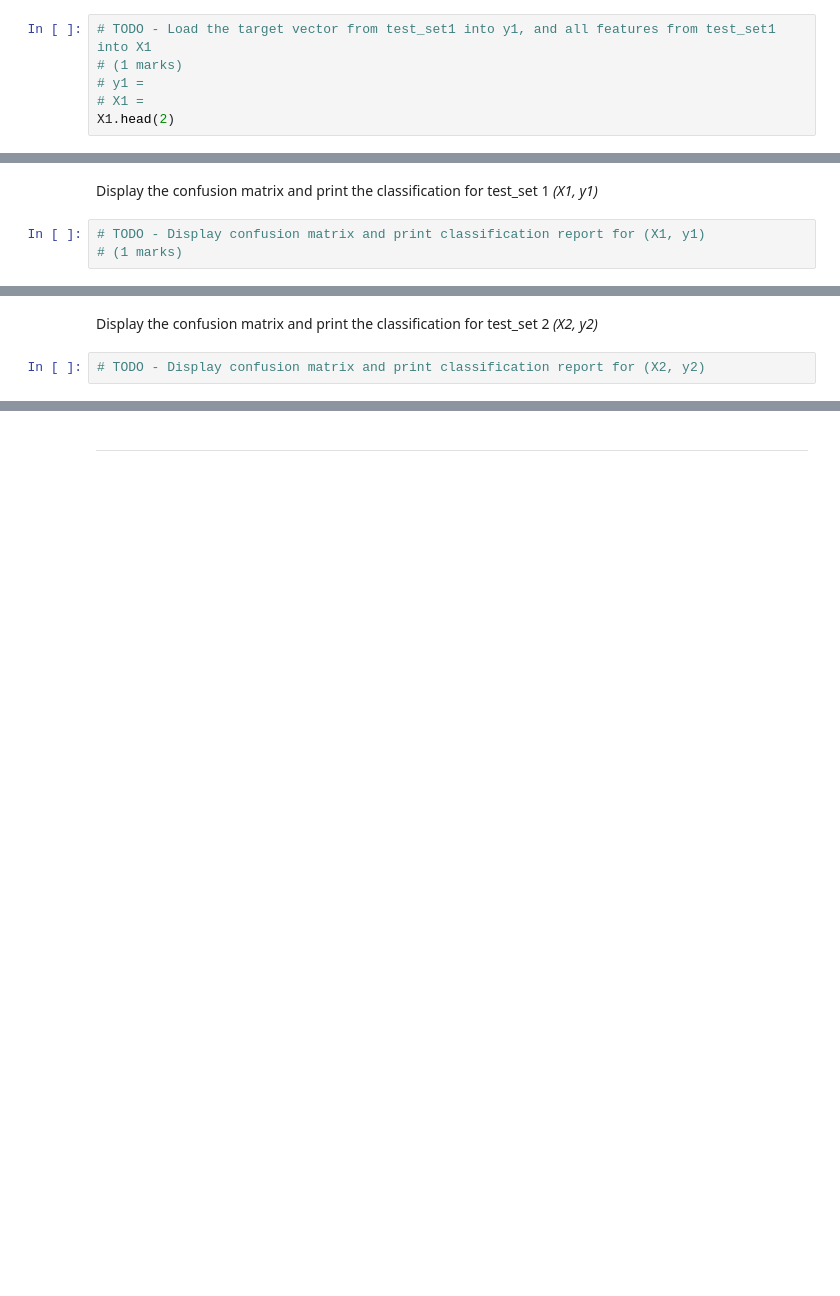
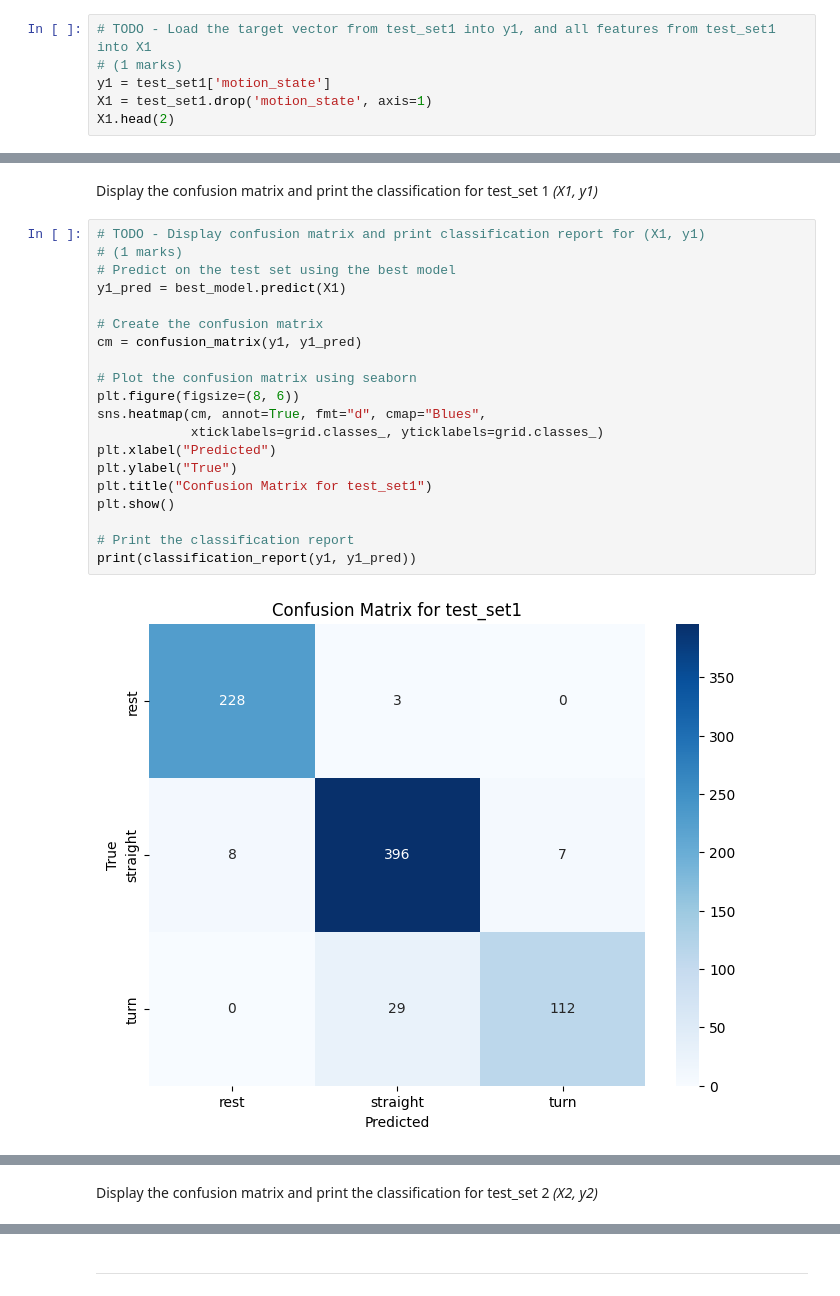
Before and after one commit to AkolawoleBodefakunle/engg680_2024_fall, a Jupyter notebook: Lab_Assignment4/Assignment 4.ipynb, the cells around one changed output, grey strips where cells are left out. Saved outputs shown, nothing was run; the diff lists cells and outputs as text; blank space fills up the shorter version.

```diff
--- a/Lab_Assignment4/Assignment 4.ipynb
+++ b/Lab_Assignment4/Assignment 4.ipynb
@@ -191,6 +348,6 @@ The test_sets must be seperated into features (Xs) and targets (ys).
 # %%
 # TODO - Load the target vector from test_set1 into y1, and all features from test_set1 into X1
 # (1 marks)
-# y1 =
-# X1 =
+y1 = test_set1['motion_state']
+X1 = test_set1.drop('motion_state', axis=1)
 X1.head(2)
@@ -214,5 +401,24 @@ For each test dataset, print the test set accuracy score.
 # %% [markdown]
 Display the confusion matrix and print the classification for test_set 1 *(X1, y1)*
-# %%
-# TODO - Display confusion matrix and print classification report for (X1, y1)
-# (1 marks)
+# %%
+# TODO - Display confusion matrix and print classification report for (X1, y1)
+# (1 marks)
+# Predict on the test set using the best model
+y1_pred = best_model.predict(X1)
+
+# Create the confusion matrix
+cm = confusion_matrix(y1, y1_pred)
+
+# Plot the confusion matrix using seaborn
+plt.figure(figsize=(8, 6))
+sns.heatmap(cm, annot=True, fmt="d", cmap="Blues",
+            xticklabels=grid.classes_, yticklabels=grid.classes_)
+plt.xlabel("Predicted")
+plt.ylabel("True")
+plt.title("Confusion Matrix for test_set1")
+plt.show()
+
+# Print the classification report
+print(classification_report(y1, y1_pred))
+# %% [output]
+[figure, added]
@@ -219,4 +434,2 @@ Display the confusion matrix and print the classification for test_set 1 *(X1, y
 # %% [markdown]
 Display the confusion matrix and print the classification for test_set 2 *(X2, y2)*
-# %%
-# TODO - Display confusion matrix and print classification report for (X2, y2)
```
Also changed, not shown: parts of 39 cells of this notebook.
